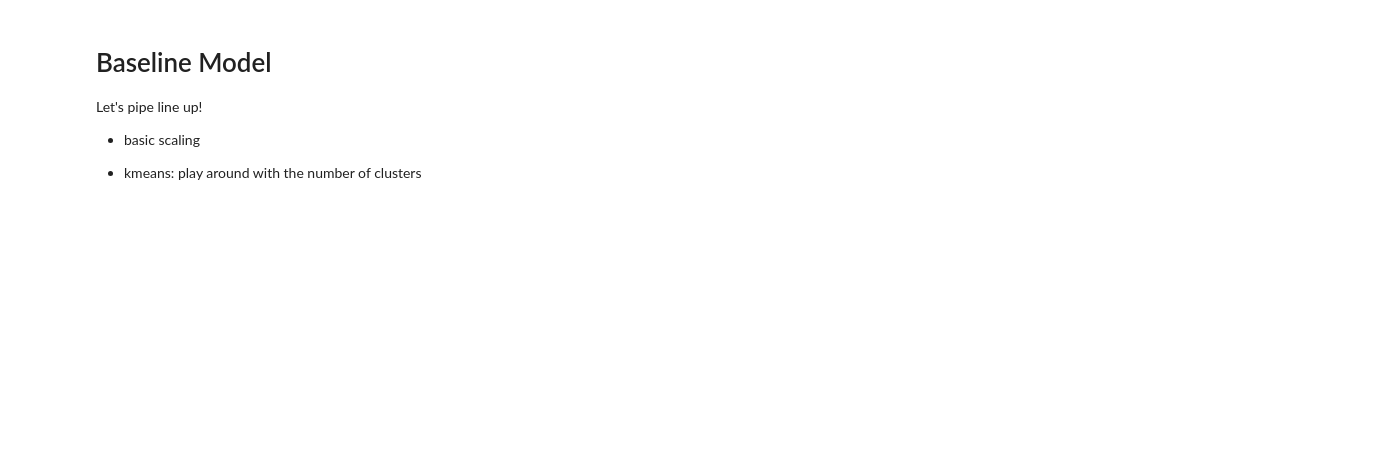
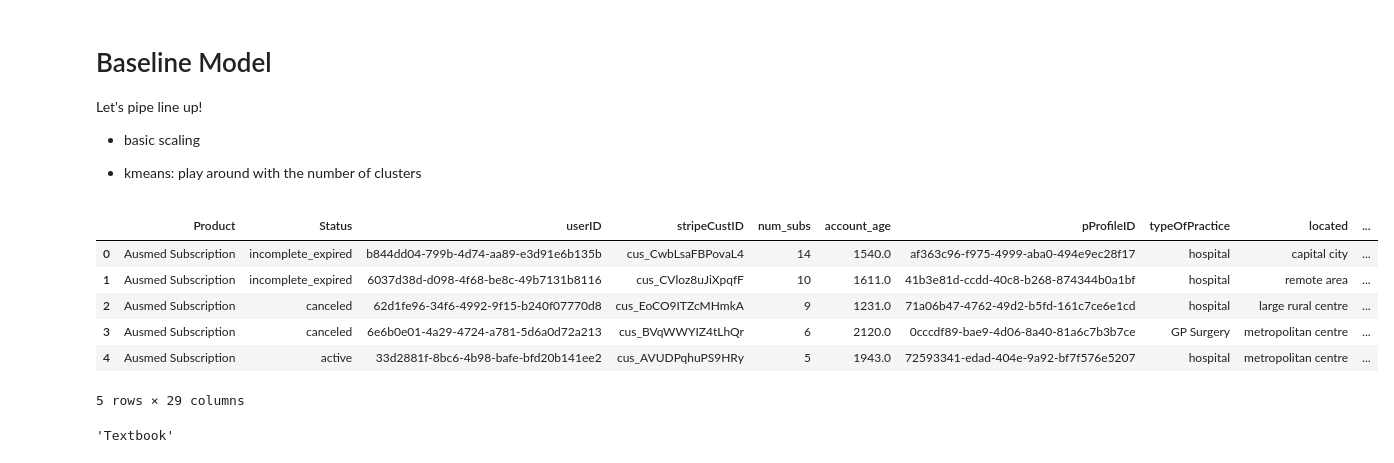
Before and after one commit to BenQuartermaine/customerclustering, a Jupyter notebook: notebooks/ran.ipynb, the cells around one changed output. Drawn from its saved outputs; the diff is of its cells as text; code cells hidden in the pictures; blank space fills up the shorter version.

Commit message:
cleaned favActivityType which returned multiple favorties

```diff
--- a/notebooks/ran.ipynb
+++ b/notebooks/ran.ipynb
@@ -448,6 +448,28 @@ Let's pipe line up!
 from customerclustering.db_connection import Db
 from customerclustering.get_training_data import *
 # %%
-rows=200
+rows=200000
 df=GetTrainingData(conn,rows).get_training_data()
 df.head()
+# %% [output]
+|  | Product | Status | userID | stripeCustID | num_subs | account_age | pProfileID | typeOfPractice | located | ... |
+| 0 | Ausmed Subscription | incomplete_expired | b844dd04-799b-4d74-aa89-e3d91e6b135b | cus_CwbLsaFBPovaL4 | 14 | 1540.0 | af363c96-f975-4999-aba0-494e9ec28f17 | hospital | capital city | ... |
+| 1 | Ausmed Subscription | incomplete_expired | 6037d38d-d098-4f68-be8c-49b7131b8116 | cus_CVloz8uJiXpqfF | 10 | 1611.0 | 41b3e81d-ccdd-40c8-b268-874344b0a1bf | hospital | remote area | ... |
+| 2 | Ausmed Subscription | canceled | 62d1fe96-34f6-4992-9f15-b240f07770d8 | cus_EoCO9ITZcMHmkA | 9 | 1231.0 | 71a06b47-4762-49d2-b5fd-161c7ce6e1cd | hospital | large rural centre | ... |
+| 3 | Ausmed Subscription | canceled | 6e6b0e01-4a29-4724-a781-5d6a0d72a213 | cus_BVqWWYIZ4tLhQr | 6 | 2120.0 | 0cccdf89-bae9-4d06-8a40-81a6c7b3b7ce | GP Surgery | metropolitan centre | ... |
+| 4 | Ausmed Subscription | active | 33d2881f-8bc6-4b98-bafe-bfd20b141ee2 | cus_AVUDPqhuPS9HRy | 5 | 1943.0 | 72593341-edad-404e-9a92-bf7f576e5207 | hospital | metropolitan centre | ... |
+5 rows × 29 columns
+# %%
+# preprocess
+# Robust Scaling to all numerical features
+# labelEncoder to
+def clean_favActivityType(item):
+    if type(item)!='str':
+        return np.random.choice(item,size=1)[0]
+    else:
+        return item
+
+clean_favActivityType(df['favActivityType'][3])
+#type(df['favActivityType'][1])
+# %% [output]
+'Textbook'
```
Also changed, not shown: 1 other file.
